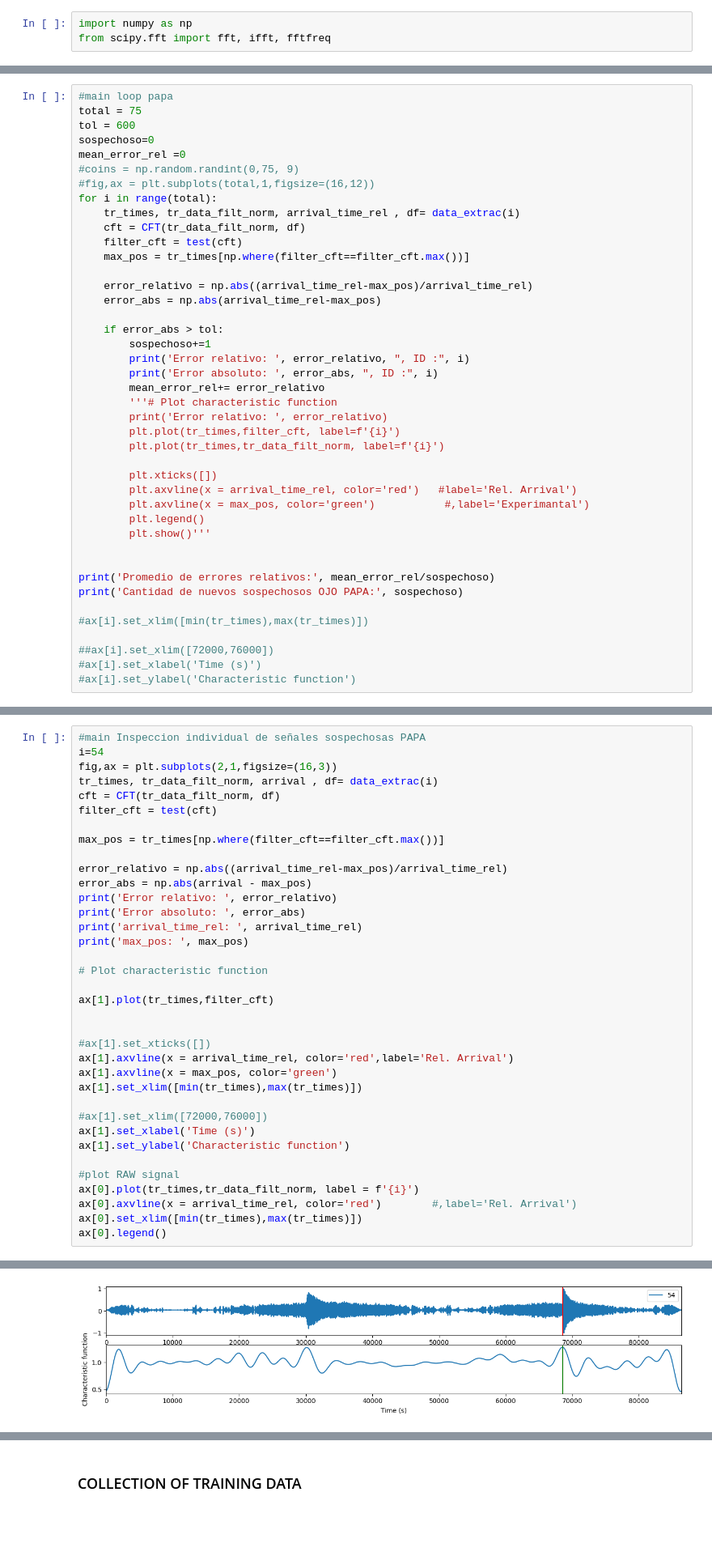
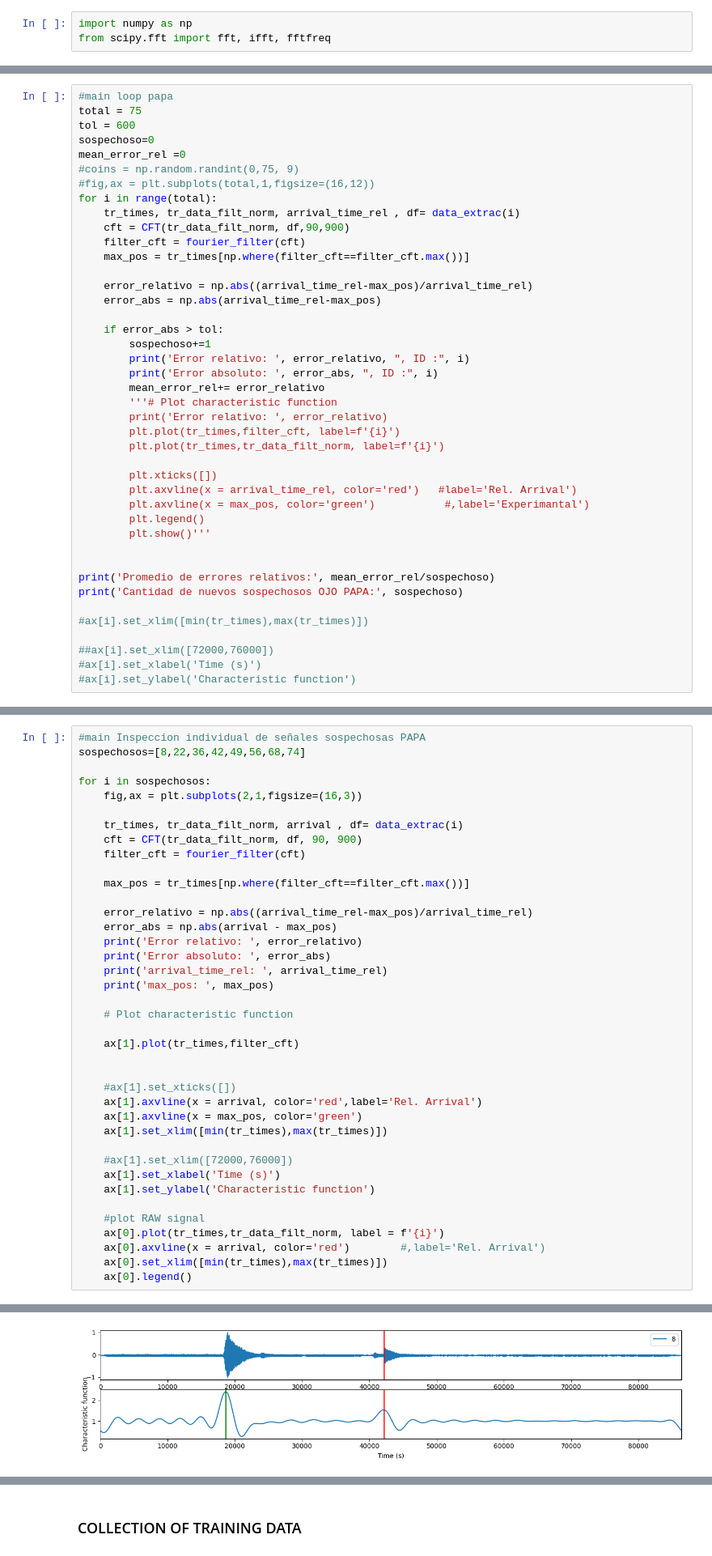
Before and after one commit to Danielvargas04/CUMIS, a Jupyter notebook: pruebas.ipynb, the cells around one changed output, grey strips where cells are left out. Shown at 81% size. Drawn from its saved outputs; the diff is of its cells as text; blank space fills up the shorter version.

```diff
--- a/pruebas.ipynb
+++ b/pruebas.ipynb
@@ -326,8 +327,8 @@ mean_error_rel =0
 #fig,ax = plt.subplots(total,1,figsize=(16,12))
 for i in range(total):
     tr_times, tr_data_filt_norm, arrival_time_rel , df= data_extrac(i)
-    cft = CFT(tr_data_filt_norm, df)
-    filter_cft = test(cft)
+    cft = CFT(tr_data_filt_norm, df,90,900)
+    filter_cft = fourier_filter(cft)
     max_pos = tr_times[np.where(filter_cft==filter_cft.max())]
 
     error_relativo = np.abs((arrival_time_rel-max_pos)/arrival_time_rel)
@@ -379,38 +380,41 @@ Promedio de errores relativos: [0.70758964]
 Cantidad de nuevos sospechosos OJO PAPA: 8
 # %%
 #main Inspeccion individual de señales sospechosas PAPA
-i=54
-fig,ax = plt.subplots(2,1,figsize=(16,3))
-tr_times, tr_data_filt_norm, arrival , df= data_extrac(i)
-cft = CFT(tr_data_filt_norm, df)
-filter_cft = test(cft)
+sospechosos=[8,22,36,42,49,56,68,74]
 
-max_pos = tr_times[np.where(filter_cft==filter_cft.max())]
+for i in sospechosos:
+    fig,ax = plt.subplots(2,1,figsize=(16,3))
 
-error_relativo = np.abs((arrival_time_rel-max_pos)/arrival_time_rel)
-error_abs = np.abs(arrival - max_pos)
-print('Error relativo: ', error_relativo)
-print('Error absoluto: ', error_abs)
-print('arrival_time_rel: ', arrival_time_rel)
-print('max_pos: ', max_pos)
+    tr_times, tr_data_filt_norm, arrival , df= data_extrac(i)
+    cft = CFT(tr_data_filt_norm, df, 90, 900)
+    filter_cft = fourier_filter(cft)
 
-# Plot characteristic function
+    max_pos = tr_times[np.where(filter_cft==filter_cft.max())]
 
-ax[1].plot(tr_times,filter_cft)
+    error_relativo = np.abs((arrival_time_rel-max_pos)/arrival_time_rel)
+    error_abs = np.abs(arrival - max_pos)
+    print('Error relativo: ', error_relativo)
+    print('Error absoluto: ', error_abs)
+    print('arrival_time_rel: ', arrival_time_rel)
+    print('max_pos: ', max_pos)
+
+    # Plot characteristic function
+
+    ax[1].plot(tr_times,filter_cft)
 
 
-#ax[1].set_xticks([])
-ax[1].axvline(x = arrival_time_rel, color='red',label='Rel. Arrival')
-ax[1].axvline(x = max_pos, color='green')
-ax[1].set_xlim([min(tr_times),max(tr_times)])
+    #ax[1].set_xticks([])
+    ax[1].axvline(x = arrival, color='red',label='Rel. Arrival')
+    ax[1].axvline(x = max_pos, color='green')
+    ax[1].set_xlim([min(tr_times),max(tr_times)])
 
-#ax[1].set_xlim([72000,76000])
-ax[1].set_xlabel('Time (s)')
-ax[1].set_ylabel('Characteristic function')
+    #ax[1].set_xlim([72000,76000])
+    ax[1].set_xlabel('Time (s)')
+    ax[1].set_ylabel('Characteristic function')
 
-#plot RAW signal
-ax[0].plot(tr_times,tr_data_filt_norm, label = f'{i}')
-ax[0].axvline(x = arrival_time_rel, color='red')        #,label='Rel. Arrival')
-ax[0].set_xlim([min(tr_times),max(tr_times)])
-ax[0].legend()
+    #plot RAW signal
+    ax[0].plot(tr_times,tr_data_filt_norm, label = f'{i}')
+    ax[0].axvline(x = arrival, color='red')        #,label='Rel. Arrival')
+    ax[0].set_xlim([min(tr_times),max(tr_times)])
+    ax[0].legend()
 # %% [output]
@@ -422 +438 @@ max_pos:  [68513.81132075]
-[figure, old version]
+[figure, new version]
```
Also changed, not shown: parts of 8 cells of this notebook, 3 other files.
